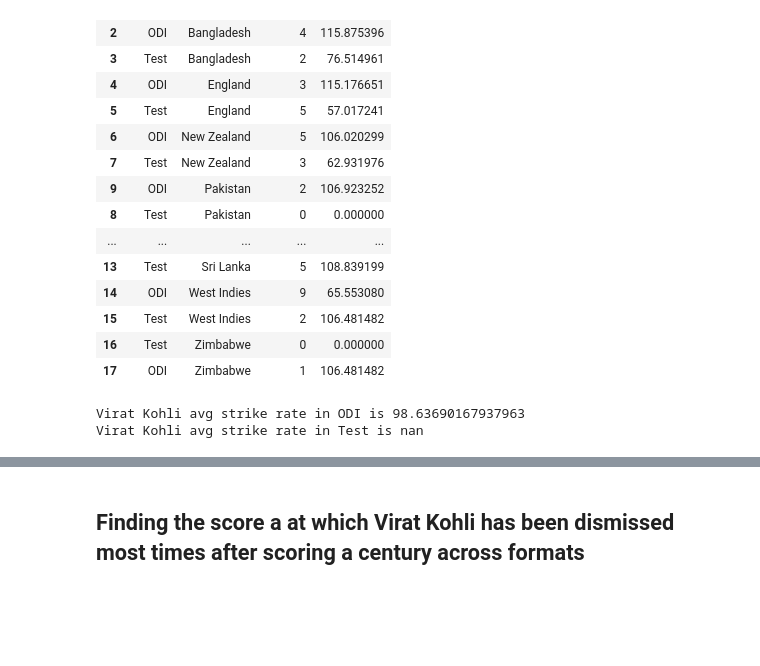
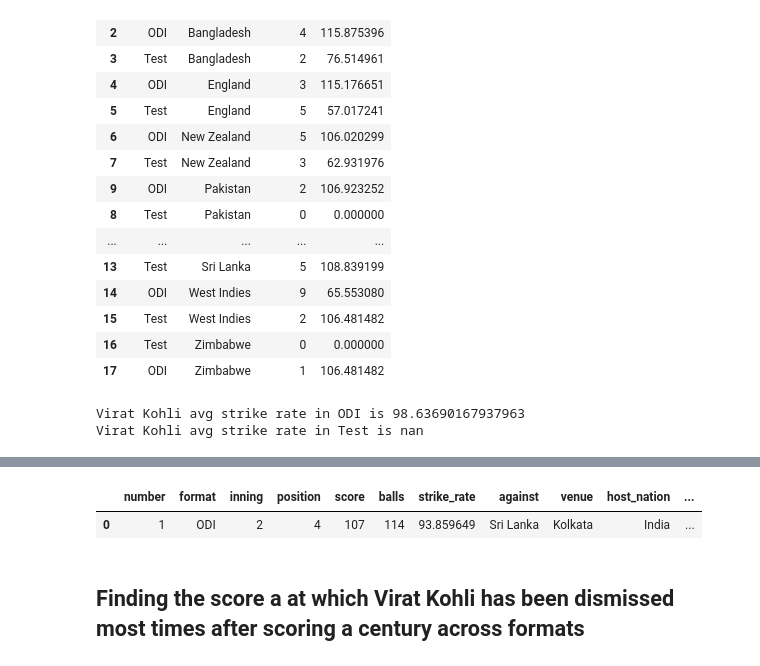
Before and after one commit to sanjayy27/Virat-Kohli-Centuries-Analysis, a Jupyter notebook: virat-kohli-centuries-analysis.ipynb, the cells around one changed output, grey strips where cells are left out. Drawn from its saved outputs; the diff is of its cells as text; code cells hidden in the pictures; blank space fills up the shorter version.

```diff
--- a/virat-kohli-centuries-analysis.ipynb
+++ b/virat-kohli-centuries-analysis.ipynb
@@ -447,5 +428,10 @@ a[a['format']=='ODI']
 # %%
 df['freq_count'] = df.groupby('score')['score'].transform('count')
+# %%
+df.head(1)
+# %% [output]
+|  | number | format | inning | position | score | balls | strike_rate | against | venue | host_nation | ... |
+| 0 | 1 | ODI | 2 | 4 | 107 | 114 | 93.859649 | Sri Lanka | Kolkata | India | ... |
 # %% [markdown]
 ## Finding the score a at which Virat Kohli has been dismissed most times after scoring a century across formats
 # %%
```
Also changed, not shown: parts of 6 cells of this notebook.
